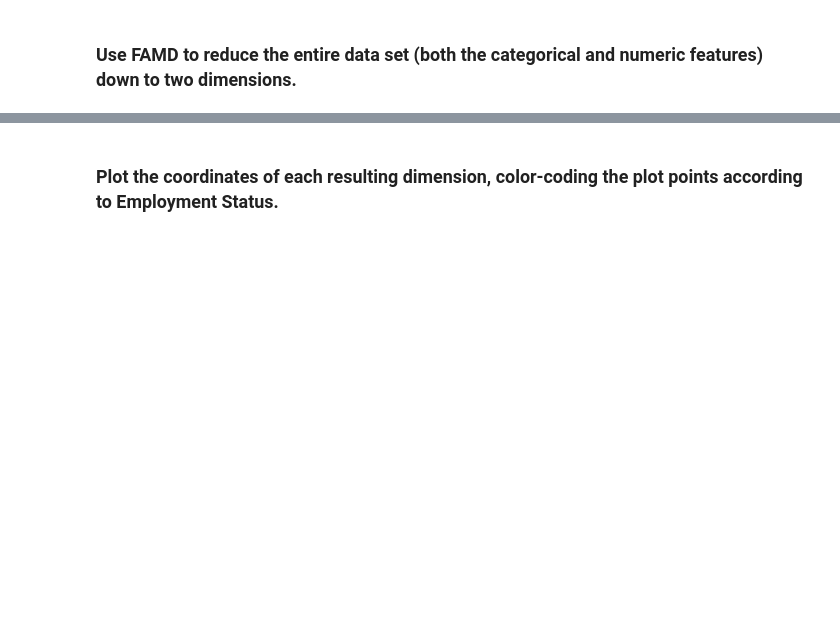
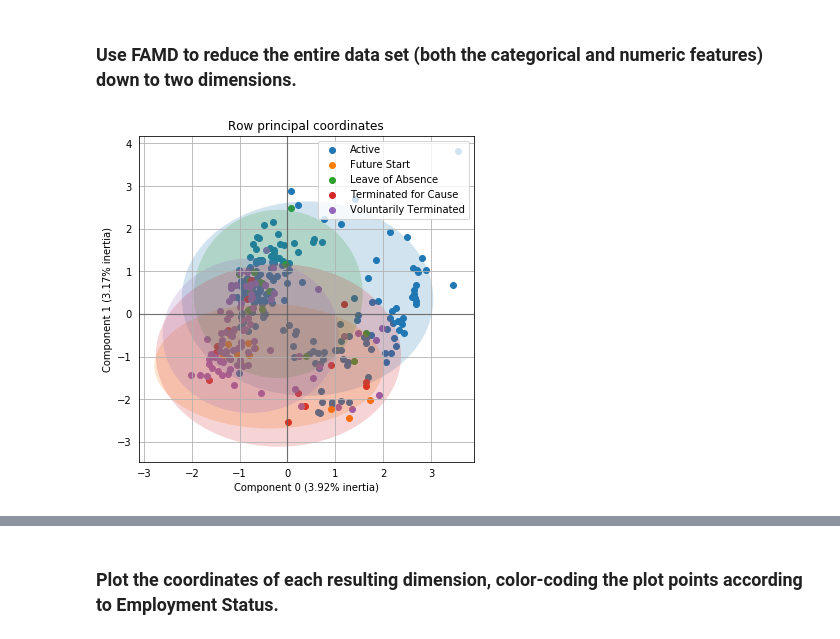
Before and after one commit to jhl126/Thinkful_work, a Jupyter notebook: Thinkful/Pairwork/10-6-20pair_work/Day 52 Lecture 1 MCA and FAMD Assignment.ipynb, the cells around one changed output, grey strips where cells are left out. Cells and saved outputs as stored; diff of their text form; code cells hidden in the pictures; blank space fills up the shorter version.

```diff
--- a/Thinkful/Pairwork/10-6-20pair_work/Day 52 Lecture 1 MCA and FAMD Assignment.ipynb
+++ b/Thinkful/Pairwork/10-6-20pair_work/Day 52 Lecture 1 MCA and FAMD Assignment.ipynb
@@ -11,0 +36,4 @@ data_url = 'https://drive.google.com/file/d/1DdwoOD_JfheYWG4xVFvYjEiqj2usZ52P/ex
+# %%
+filepath = "C:/Users/jlim7/OneDrive/Documents/GitHub/Thinkful_work/Thinkful/Data/hr_dataset.csv"
+hr = pd.read_csv(filepath)
+hr.head()
@@ -28,2 +166,10 @@ Correct any columns that have been misassigned a numeric data type when they sho
 # %% [markdown]
 ### Use FAMD to reduce the entire data set (both the categorical and numeric features) down to two dimensions.
+# %%
+famd = prince.FAMD()
+famd.fit(hr)
+
+famd.plot_row_coordinates(hr, color_labels=hr["Employment Status"])
+plt.show()
+# %% [output]
+[figure, added]
```
Also changed, not shown: parts of 18 cells of this notebook, 1 other file.
